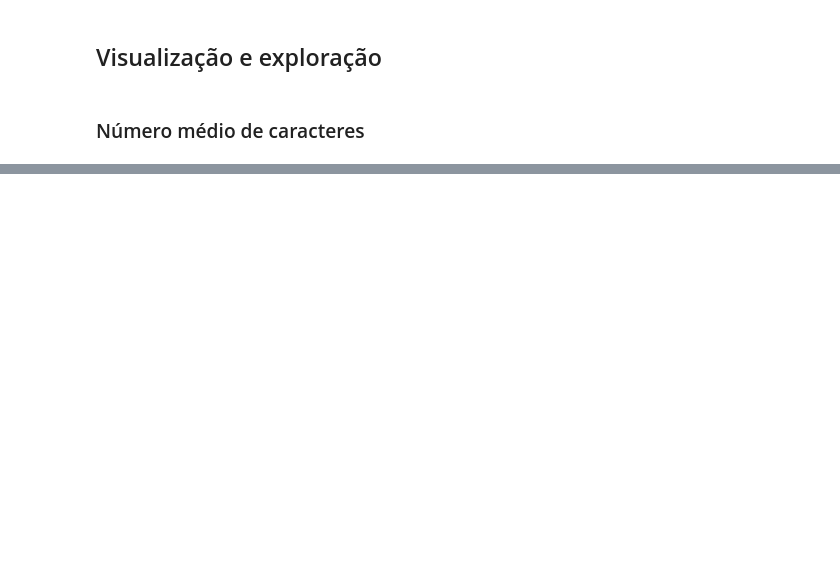
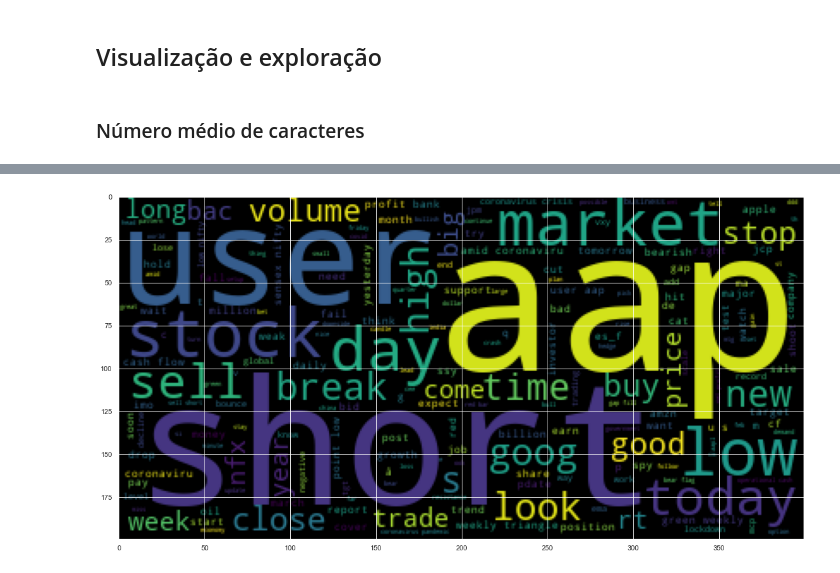
Before and after one commit to njuliacsouza/_IAExpert, a Jupyter notebook: 5. Python para Finanças - Análise de Dados e Machine Learning/Parte 2 - Machine Learning em Finanças/3. Análise de sentimentos em textos financeiros.ipynb, the cells around one changed output, grey strips where cells are left out. Cells and saved outputs as stored; diff of their text form; code cells hidden in the pictures; blank space fills up the shorter version.

```diff
--- a/5. Python para Finanças - Análise de Dados e Machine Learning/Parte 2 - Machine Learning em Finanças/3. Análise de sentimentos em textos financeiros.ipynb
+++ b/5. Python para Finanças - Análise de Dados e Machine Learning/Parte 2 - Machine Learning em Finanças/3. Análise de sentimentos em textos financeiros.ipynb
@@ -102,0 +150,3 @@ base.head()
+# %%
+negativo = base[base['Sentiment'] == -1]
+negativo['tamanho'].describe()
@@ -102,0 +201,7 @@ base.head()
+# %%
+from wordcloud import WordCloud
+plt.figure(figsize=(20,10))
+plt.imshow(WordCloud().generate(textos_negativos_string))
+plt.show();
+# %% [output]
+[figure, added]
```
Also changed, not shown: parts of 12 cells of this notebook.
